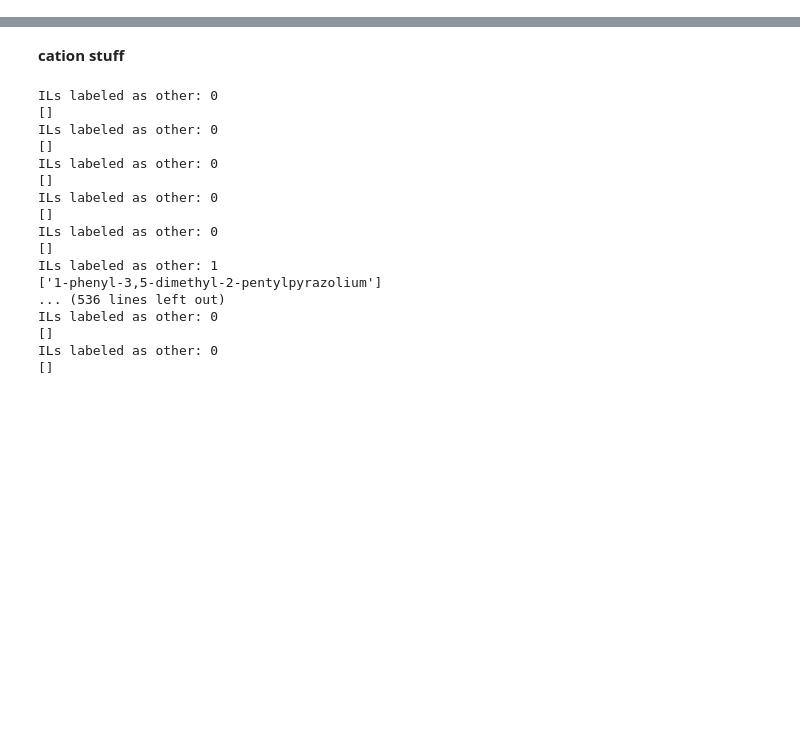
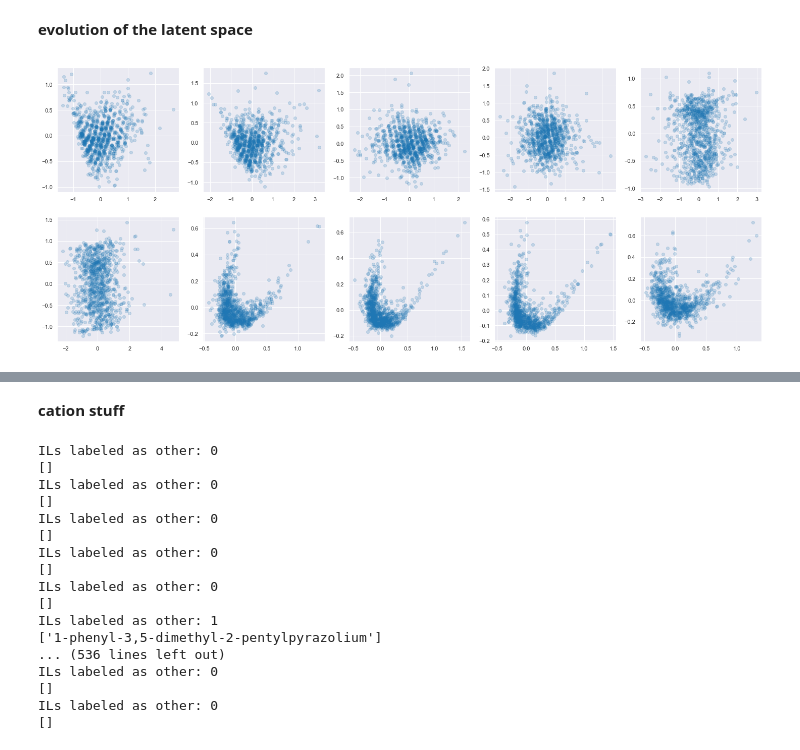
Before and after one commit to cmashraf/generative_learners_salts, a Jupyter notebook: notebooks/5_SI.ipynb, the cells around one changed output, grey strips where cells are left out. Drawn from its saved outputs; the diff is of its cells as text; code cells hidden in the pictures; blank space fills up the shorter version.

Commit message:
latent space viewings

```diff
--- a/notebooks/5_SI.ipynb
+++ b/notebooks/5_SI.ipynb
@@ -119,0 +75,61 @@ dfs = [df1, df2, df3, df4, df5]
+# %%
+f = open("../data/1mil_GDB17.json","r")
+char_to_index = json.loads(f.read())
+char_to_index['.'] = 33
+char_to_index['@'] = 34
+char_to_index['e'] = 35
+char_to_index['/'] = 36
+json = json.dumps(char_to_index)
+f = open("../data/salt_char_to_index.json","w")
+f.write(json)
+f.close()
+# %% [markdown]
+**evolution of the latent space**
+# %%
+#For loop to save semi-trained model to
+#view PCAs and Z distributions during training
+
+#training array info
+smile_max_length = 105
+f = open("../data/salt_char_to_index.json","r")
+char_to_index = json.loads(f.read())
+char_set = set(char_to_index.keys())
+char_list = list(char_to_index.keys())
+chars_in_dict = len(char_list)
+
+#figure
+fig, axs = plt.subplots(2,5, figsize=(25,10))
+axs = axs.ravel()
+colors = my_colors()
+latent_embeddings = []
+
+#training data
+df = pd.read_csv('../data/GDB/GDB17.1000000', names=['smiles'])
+data_size = 100000
+max_data = df.shape[0]
+chemvae = MoleculeVAE()
+
+for p in range(0,1):
+    selected = df['smiles'][data_size*p:data_size*(p+1)].reset_index(drop=True)
+    values = pd.Series(selected.values + '.' + selected[::-1].values)
+
+    for model in range(0,10): #plot of training data only
+        chemvae.create(char_set, max_length=smile_max_length,
+                       weights_file='gen2_2mol_1mil_GDB17_5_2_mix_5_2_cat{}.h5'.format(model+1))
+        z = []
+        for smi in random.sample(set(values), 1000):
+            z_i = chemvae.encoder.predict(one_hot(smi, char_to_index,
+                                                  smile_max_length=smile_max_length))
+            z.append(z_i[0])
+        z = np.array(z)
+        latent_embeddings.append(z)
+        pca = PCA(n_components=2)
+        pcs = pca.fit_transform(z)
+
+        axs[model].plot(pcs[:,0],
+                        pcs[:,1],
+                 linestyle='', marker='.', markersize=12,
+                    color='tab:blue', alpha=0.2)
+latent_embeddings = np.array(latent_embeddings)
+# %% [output]
+[figure, added]
```
Also changed, not shown: parts of 11 cells of this notebook, 19 other files.
